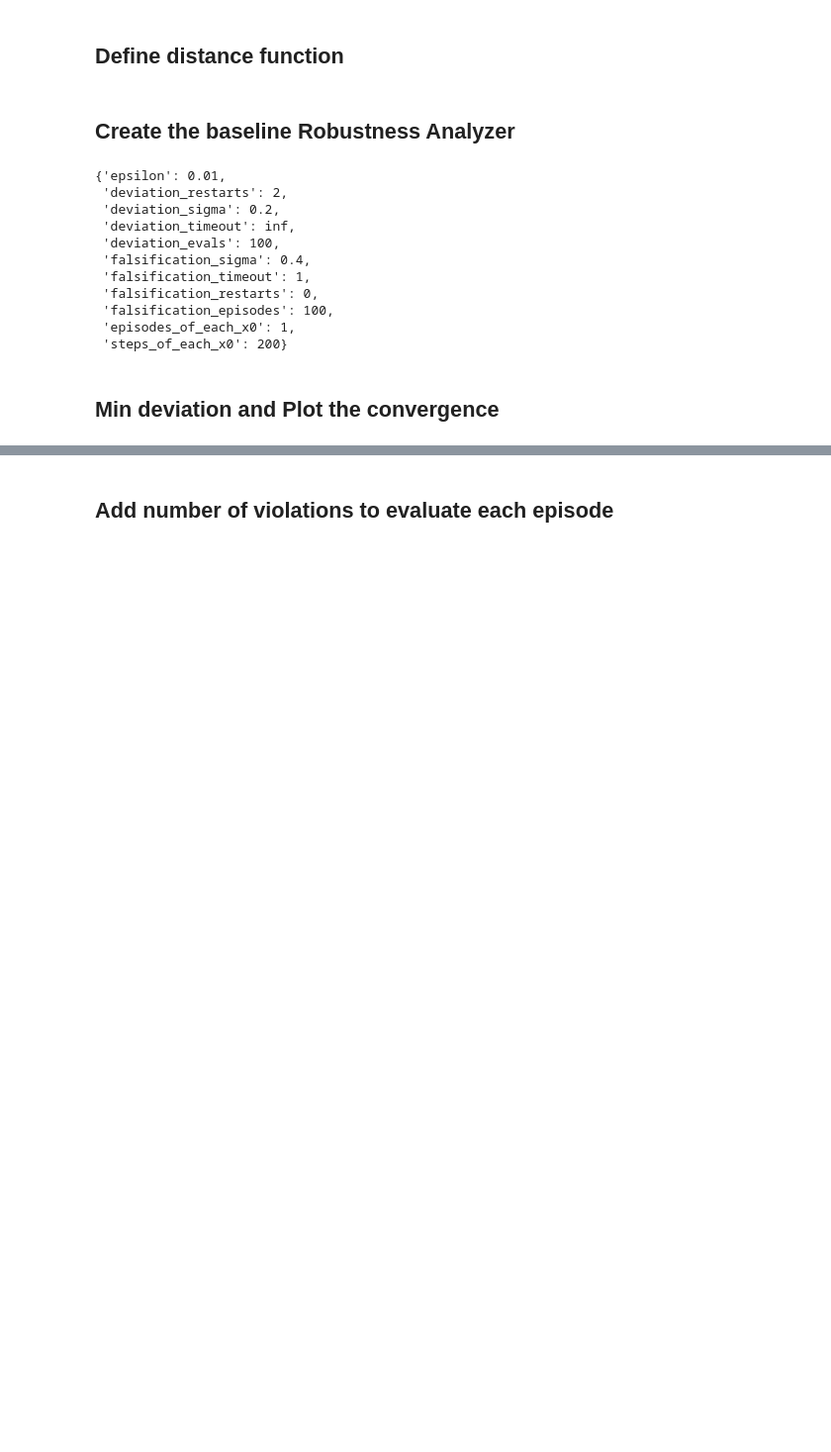
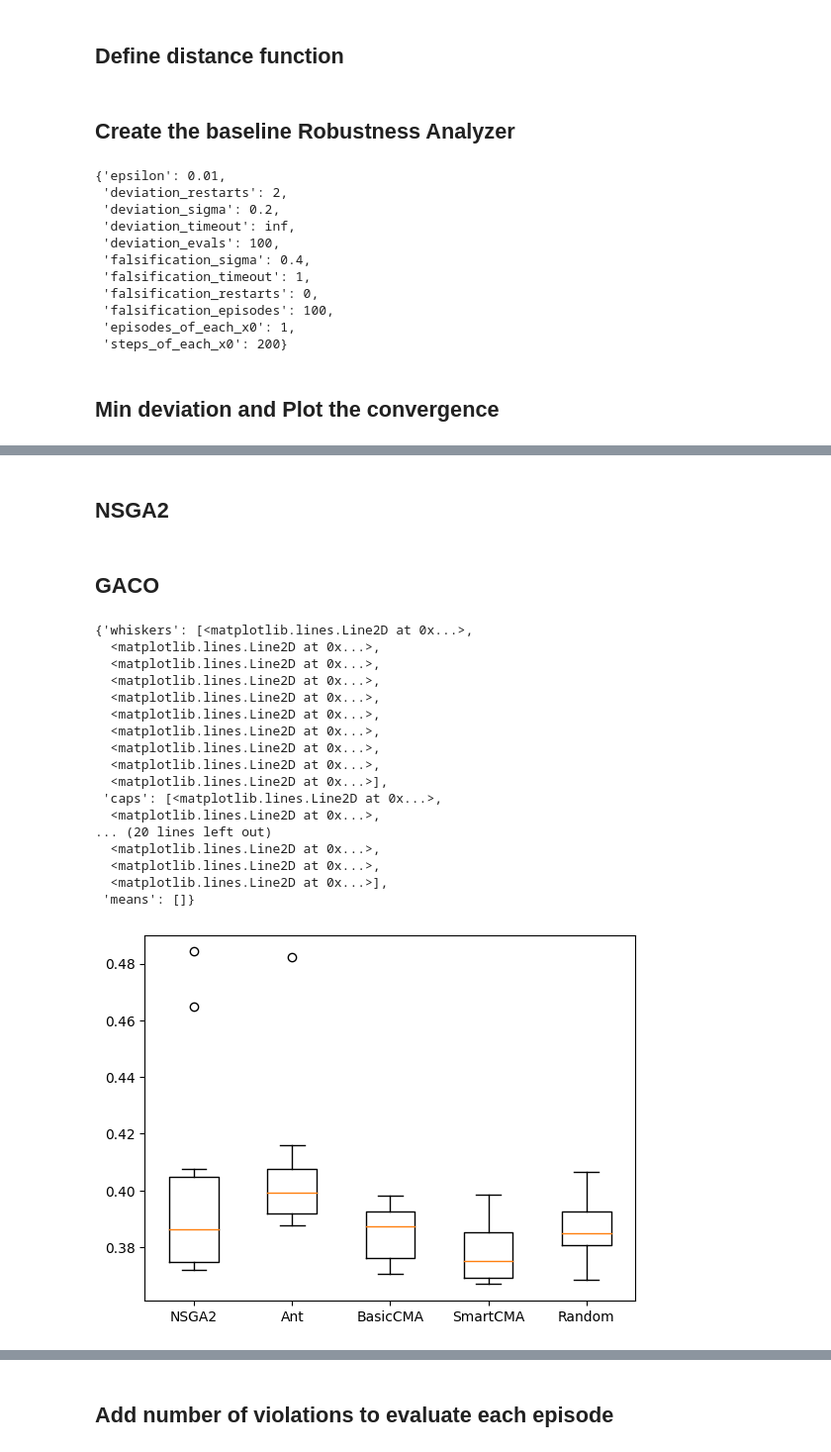
Before and after one commit to SteveZhangBit/STL-Robustness, a Jupyter notebook: cartpole-pid/CartPole-PID.ipynb, the cells around one changed output, grey strips where cells are left out. Shown at 99% size. Cells and saved outputs as stored; diff of their text form; code cells hidden in the pictures; blank space fills up the shorter version.

```diff
--- a/cartpole-pid/CartPole-PID.ipynb
+++ b/cartpole-pid/CartPole-PID.ipynb
@@ -385,0 +216,19 @@ Min x: [1.04686579 1.05843458] Min distance: 0.4712546832317734
+# %%
+def run_data2(analysis, name, n=10, popsize=20, gen=15, out_dir='data'):
+    dists_name = f"{out_dir}/{name}-dists-{n}-{popsize}-{gen}.csv"
+    times_name = f"{out_dir}/{name}-times-{n}-{popsize}-{gen}.csv"
+    if os.path.exists(dists_name) and os.path.exists(times_name):
+        dists = np.loadtxt(dists_name, delimiter=',')
+        times = np.loadtxt(times_name, delimiter=',')
+    else:
+        dists, times = [], []
+        for _ in range(n):
+            start = datetime.now()
+            result = analysis.min_unsafe_deviation()
+            dists.append(result.delta_dist)
+            times.append((datetime.now() - start).total_seconds())
+
+        dists, times = np.array(dists), np.array(times)
+        np.savetxt(dists_name, dists, delimiter=',')
+        np.savetxt(times_name, times, delimiter=',')
+    return dists, times
@@ -385,0 +257,33 @@ Min x: [1.04686579 1.05843458] Min distance: 0.4712546832317734
+# %% [markdown]
+## NSGA2
+# %%
+data4 = run_data2(NSGA2(analysis, gen=15, popsize=20), 'NSGA', popsize=20, gen=15, out_dir='data')
+# %% [markdown]
+## GACO
+# %%
+data5 = run_data2(GACO(analysis, gen=15, popsize=20), 'GACO', popsize=20, gen=15, out_dir='data')
+# %%
+plt.boxplot([data4[0], data5[0],
+             np.loadtxt('data/BasicCMA-dists-10-100.csv', delimiter=','),
+             np.loadtxt('data/SmartCMA-dists-10-100.csv', delimiter=','),
+             np.loadtxt('data/Random-dists-10-100.csv', delimiter=',')],
+            labels=['NSGA2', 'Ant', 'BasicCMA', 'SmartCMA', 'Random'])
+# %% [output]
+{'whiskers': [<matplotlib.lines.Line2D at 0x...>,
+  <matplotlib.lines.Line2D at 0x...>,
+  <matplotlib.lines.Line2D at 0x...>,
+  <matplotlib.lines.Line2D at 0x...>,
+  <matplotlib.lines.Line2D at 0x...>,
+  <matplotlib.lines.Line2D at 0x...>,
+  <matplotlib.lines.Line2D at 0x...>,
+  <matplotlib.lines.Line2D at 0x...>,
+  <matplotlib.lines.Line2D at 0x...>,
+  <matplotlib.lines.Line2D at 0x...>],
+ 'caps': [<matplotlib.lines.Line2D at 0x...>,
+  <matplotlib.lines.Line2D at 0x...>,
+... (20 lines left out)
+  <matplotlib.lines.Line2D at 0x...>,
+  <matplotlib.lines.Line2D at 0x...>,
+  <matplotlib.lines.Line2D at 0x...>],
+ 'means': []}
+[figure, added]
```
Also changed, not shown: parts of 57 cells of this notebook, 58 other files.
